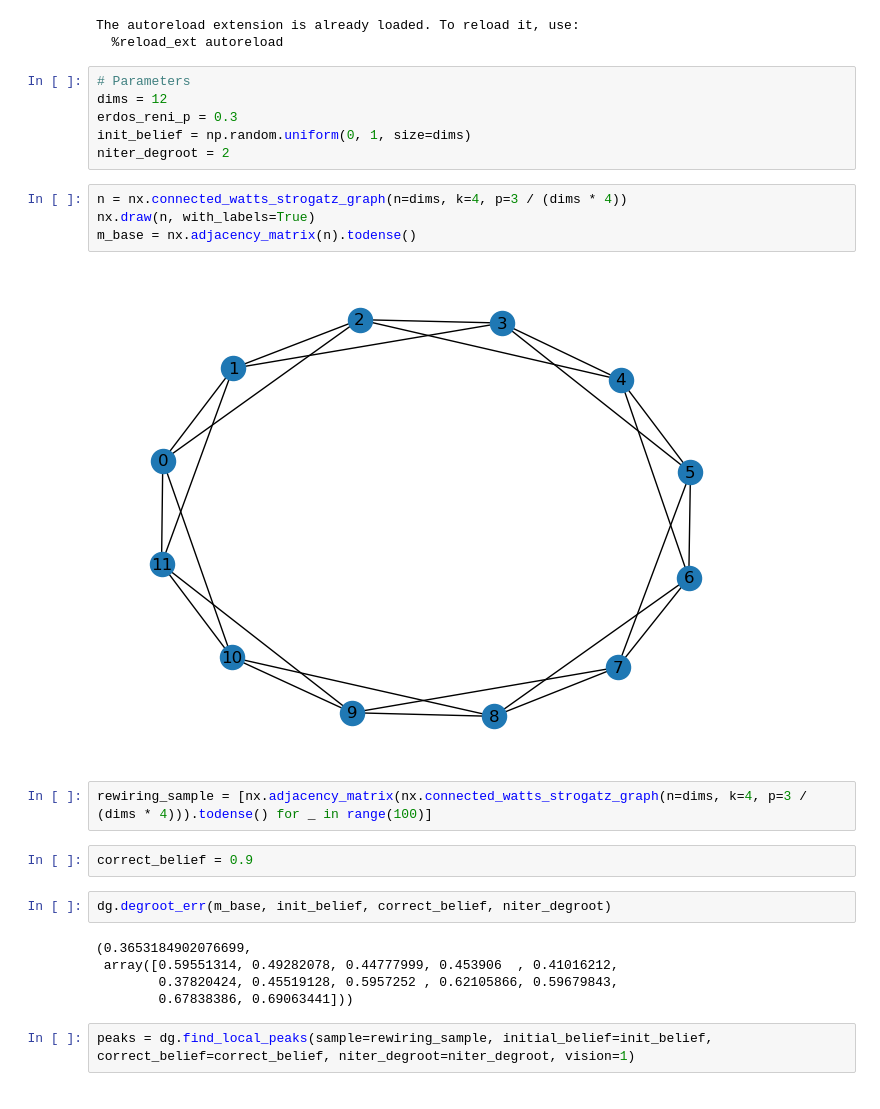
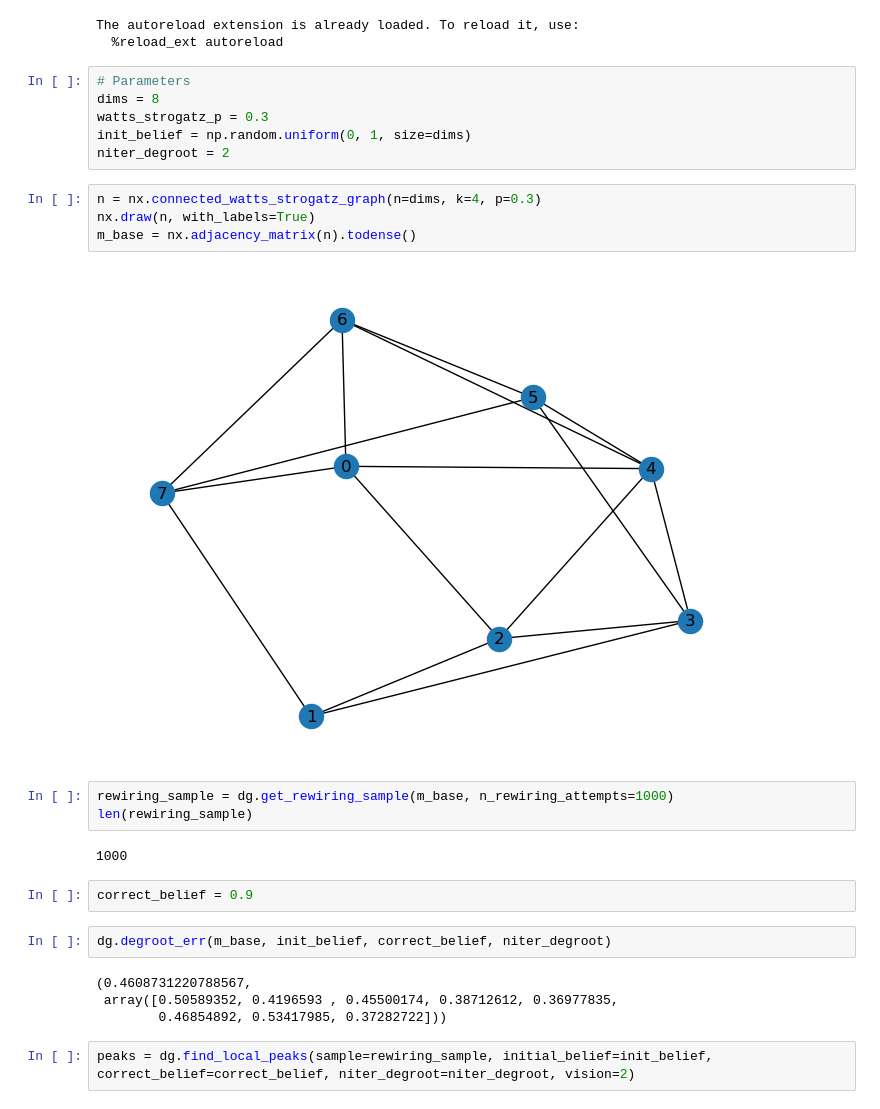
Before and after one commit to andreamusso96/Experiment, a Jupyter notebook: src/rewiring/nb0.4.ipynb, the cells around one changed output. Saved outputs shown, nothing was run; the diff lists cells and outputs as text.

Commit message:
Experiment with search for local peaks with different dimensions and vision = 1

```diff
--- a/src/rewiring/nb0.4.ipynb
+++ b/src/rewiring/nb0.4.ipynb
@@ -16,27 +16,29 @@ The autoreload extension is already loaded. To reload it, use:
   %reload_ext autoreload
 # %%
 # Parameters
-dims = 12
-erdos_reni_p = 0.3
+dims = 8
+watts_strogatz_p = 0.3
 init_belief = np.random.uniform(0, 1, size=dims)
 niter_degroot = 2
 # %%
-n = nx.connected_watts_strogatz_graph(n=dims, k=4, p=3 / (dims * 4))
+n = nx.connected_watts_strogatz_graph(n=dims, k=4, p=0.3)
 nx.draw(n, with_labels=True)
 m_base = nx.adjacency_matrix(n).todense()
 # %% [output]
-[figure, old version]
+[figure, new version]
 # %%
-rewiring_sample = [nx.adjacency_matrix(nx.connected_watts_strogatz_graph(n=dims, k=4, p=3 / (dims * 4))).todense() for _ in range(100)]
+rewiring_sample = dg.get_rewiring_sample(m_base, n_rewiring_attempts=1000)
+len(rewiring_sample)
+# %% [output]
+1000
 # %%
 correct_belief = 0.9
 # %%
 dg.degroot_err(m_base, init_belief, correct_belief, niter_degroot)
 # %% [output]
-(0.3653184902076699,
- array([0.59551314, 0.49282078, 0.44777999, 0.453906  , 0.41016212,
-        0.37820424, 0.45519128, 0.5957252 , 0.62105866, 0.59679843,
-        0.67838386, 0.69063441]))
+(0.4608731220788567,
+ array([0.50589352, 0.4196593 , 0.45500174, 0.38712612, 0.36977835,
+        0.46854892, 0.53417985, 0.37282722]))
 # %%
-peaks = dg.find_local_peaks(sample=rewiring_sample, initial_belief=init_belief, correct_belief=correct_belief, niter_degroot=niter_degroot, vision=1)
+peaks = dg.find_local_peaks(sample=rewiring_sample, initial_belief=init_belief, correct_belief=correct_belief, niter_degroot=niter_degroot, vision=2)
 # %%
```
Also changed, not shown: parts of 5 cells of this notebook, 3 other files.
